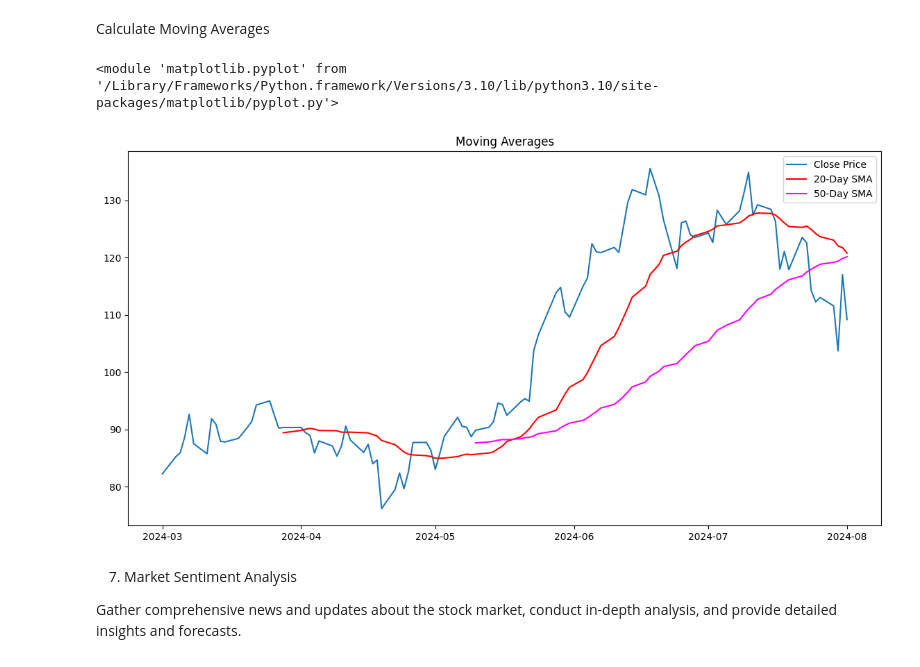
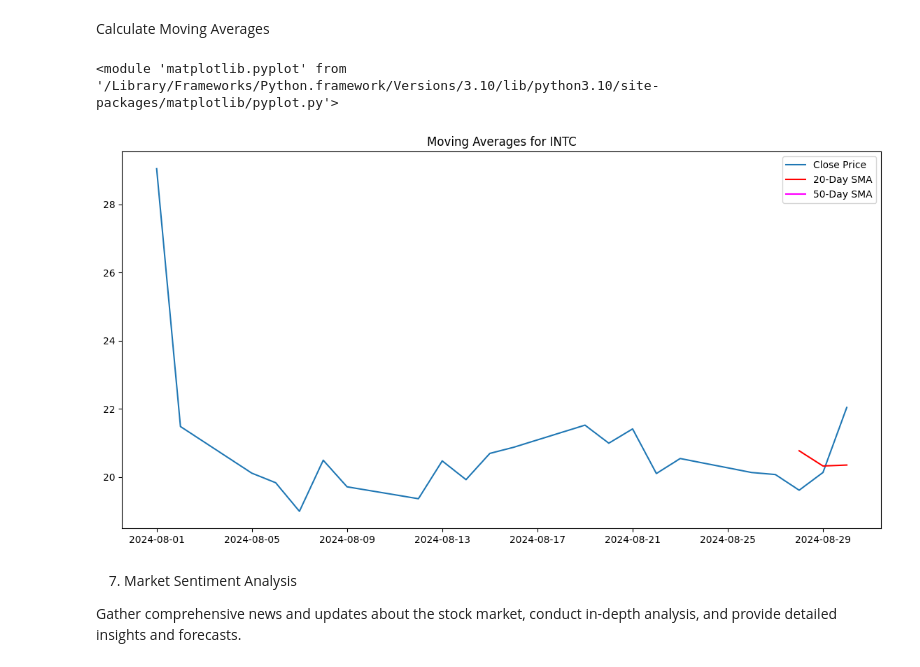
Before and after one commit to ctkqiang/StockAnalysis, a Jupyter notebook: Stock_analysis.ipynb, the cells around one changed output. Saved outputs shown, nothing was run; the diff lists cells and outputs as text; code cells hidden in the pictures.

```diff
--- a/Stock_analysis.ipynb
+++ b/Stock_analysis.ipynb
@@ -31,17 +31,22 @@ from sklearn.linear_model import LinearRegression
 from sklearn.metrics import mean_squared_error
 
 
+stock = "INTC"  # Change this Accordingly
+
+
 current_datetime = datetime.now().strftime("%Y-%m-%d %H:%M:%S")
 
 nvidia = yf.Ticker("NVDA")
 intel = yf.Ticker("INTC")
 meta = yf.Ticker("META")
 tme = yf.Ticker("TME")
+xau = yf.Ticker("GC=F")
 
 nvidia_stock_data = nvidia.history(period="1d")
 intel_stock_data = intel.history(period="1d")
 meta_stock_data = meta.history(period="1d")
 tme_stock_data = tme.history(period="1d")
+xau_stock_data = xau.history(period="1d")
 # %% [markdown]
 2. Display latest Stock table
 # %%
@@ -114,11 +130,11 @@ display(df)
 # %% [markdown]
 3. Download Datasets
 # %%
-ticker = "NVDA" # Change this Accordingly
+ticker = stock
 
 download = False
 
-stock_data = yf.download(ticker, start="2024-03-01", end="2024-08-02")
+stock_data = yf.download(ticker, start="2024-08-01", end="2024-08-31")
 
 display(stock_data)
 # %% [output]
@@ -262,20 +282,20 @@ Calculate Moving Averages
 # %%
 # Calculate Moving Averages
 stock_data["20_SMA"] = stock_data["Close"].rolling(window=20).mean()
 stock_data["50_SMA"] = stock_data["Close"].rolling(window=50).mean()
 
 # Plot Moving Averages
 plt.figure(figsize=(14, 7))
 plt.plot(stock_data["Close"], label="Close Price")
 plt.plot(stock_data["20_SMA"], label="20-Day SMA", color="red")
 plt.plot(stock_data["50_SMA"], label="50-Day SMA", color="magenta")
-plt.title("Moving Averages")
+plt.title(f"Moving Averages for {stock}")
 plt.legend()
 
 display(plt)
 # %% [output]
 <module 'matplotlib.pyplot' from '/Library/Frameworks/Python.framework/Versions/3.10/lib/python3.10/site-packages/matplotlib/pyplot.py'>
-[figure, old version]
+[figure, new version]
 # %% [markdown]
 7. Market Sentiment Analysis
 
```
Also changed, not shown: parts of 7 cells of this notebook, 4 other files.
